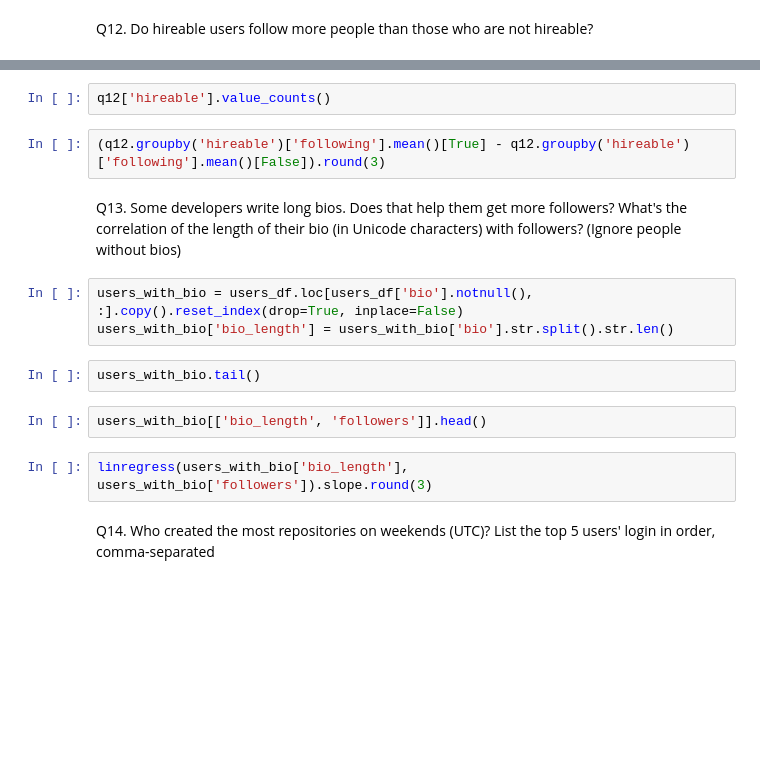
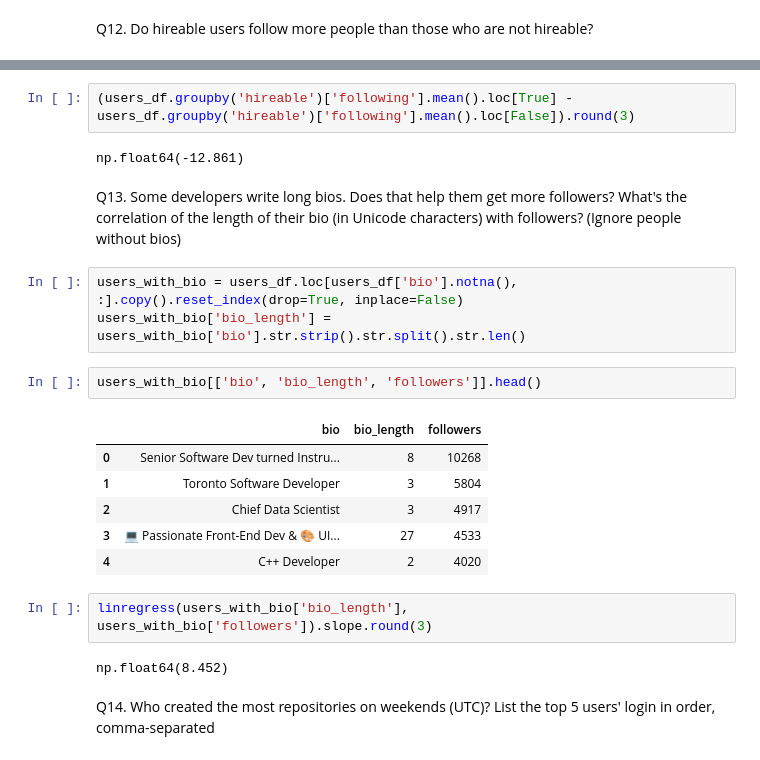
Before and after one commit to 22f3001905/tds-project-1-github-users-repos, a Jupyter notebook: notebook.ipynb, the cells around one changed output, grey strips where cells are left out. Cells and saved outputs as stored; diff of their text form; blank space fills up the shorter version.

```diff
--- a/notebook.ipynb
+++ b/notebook.ipynb
@@ -359,18 +676,25 @@ q12.head()
-# %%
-q12['hireable'].value_counts()
 # %%
-(q12.groupby('hireable')['following'].mean()[True] - q12.groupby('hireable')['following'].mean()[False]).round(3)
+(users_df.groupby('hireable')['following'].mean().loc[True] - users_df.groupby('hireable')['following'].mean().loc[False]).round(3)
+# %% [output]
+np.float64(-12.861)
 # %% [markdown]
 Q13. Some developers write long bios. Does that help them get more followers? What's the correlation of the length of their bio (in Unicode characters) with followers? (Ignore people without bios)
 # %%
-users_with_bio = users_df.loc[users_df['bio'].notnull(), :].copy().reset_index(drop=True, inplace=False)
-users_with_bio['bio_length'] = users_with_bio['bio'].str.split().str.len()
+users_with_bio = users_df.loc[users_df['bio'].notna(), :].copy().reset_index(drop=True, inplace=False)
+users_with_bio['bio_length'] = users_with_bio['bio'].str.strip().str.split().str.len()
-# %%
-users_with_bio.tail()
 # %%
-users_with_bio[['bio_length', 'followers']].head()
+users_with_bio[['bio', 'bio_length', 'followers']].head()
+# %% [output]
+|  | bio | bio_length | followers |
+| 0 | Senior Software Dev turned Instru... | 8 | 10268 |
+| 1 | Toronto Software Developer | 3 | 5804 |
+| 2 | Chief Data Scientist | 3 | 4917 |
+| 3 | 💻 Passionate Front-End Dev & 🎨 UI... | 27 | 4533 |
+| 4 | C++ Developer | 2 | 4020 |
 # %%
 linregress(users_with_bio['bio_length'], users_with_bio['followers']).slope.round(3)
+# %% [output]
+np.float64(8.452)
 # %% [markdown]
 Q14. Who created the most repositories on weekends (UTC)? List the top 5 users' login in order, comma-separated
 # %%
```
Also changed, not shown: parts of 72 cells of this notebook, 2 other files.
